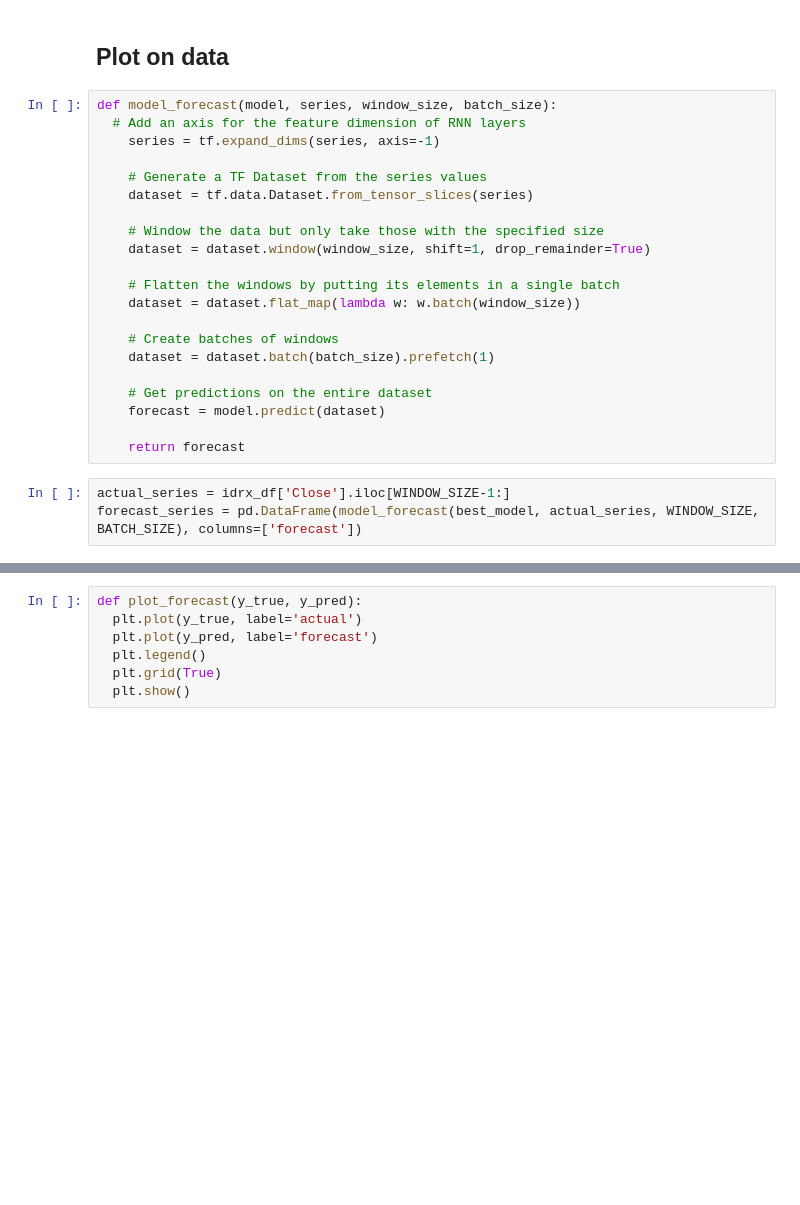
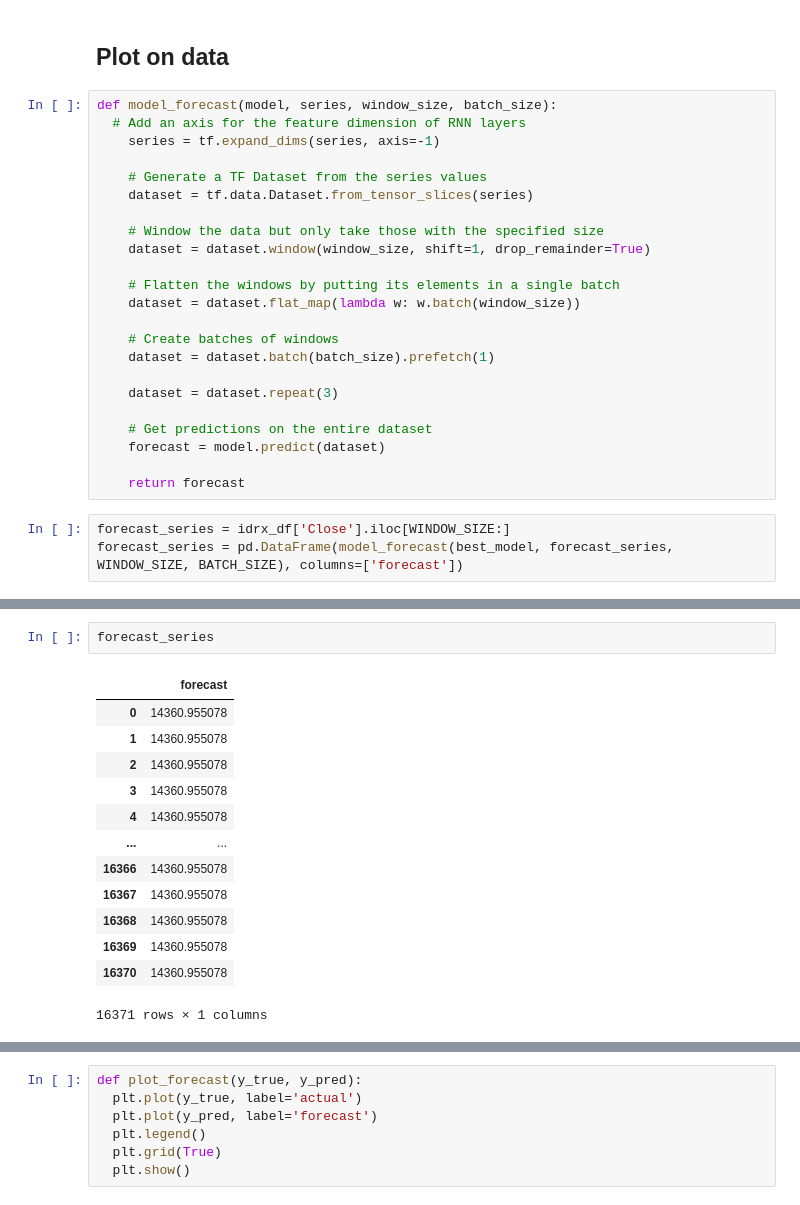
Before and after one commit to sayid-alt/usd_idr_exchange_prediction, a Jupyter notebook: usd_idr_prediction.ipynb, the cells around one changed output, grey strips where cells are left out. Cells and saved outputs as stored; diff of their text form; blank space fills up the shorter version.

```diff
--- a/usd_idr_prediction.ipynb
+++ b/usd_idr_prediction.ipynb
@@ -995,11 +900,13 @@ def model_forecast(model, series, window_size, batch_size):
     # Create batches of windows
     dataset = dataset.batch(batch_size).prefetch(1)
 
+    dataset = dataset.repeat(3)
+
     # Get predictions on the entire dataset
     forecast = model.predict(dataset)
 
     return forecast
 # %%
-actual_series = idrx_df['Close'].iloc[WINDOW_SIZE-1:]
-forecast_series = pd.DataFrame(model_forecast(best_model, actual_series, WINDOW_SIZE, BATCH_SIZE), columns=['forecast'])
+forecast_series = idrx_df['Close'].iloc[WINDOW_SIZE:]
+forecast_series = pd.DataFrame(model_forecast(best_model, forecast_series, WINDOW_SIZE, BATCH_SIZE), columns=['forecast'])
 # %% [output]
@@ -1007,3 +914,19 @@ forecast_series = pd.DataFrame(model_forecast(best_model, actual_series, WINDOW_
+# %%
+forecast_series
+# %% [output]
+|  | forecast |
+| 0 | 14360.955078 |
+| 1 | 14360.955078 |
+| 2 | 14360.955078 |
+| 3 | 14360.955078 |
+| 4 | 14360.955078 |
+| ... | ... |
+| 16366 | 14360.955078 |
+| 16367 | 14360.955078 |
+| 16368 | 14360.955078 |
+| 16369 | 14360.955078 |
+| 16370 | 14360.955078 |
+16371 rows × 1 columns
 # %%
 
 actual_forecast_df = pd.concat([actual_series, forecast_series], axis=1)
```
Also changed, not shown: parts of 25 cells of this notebook.
